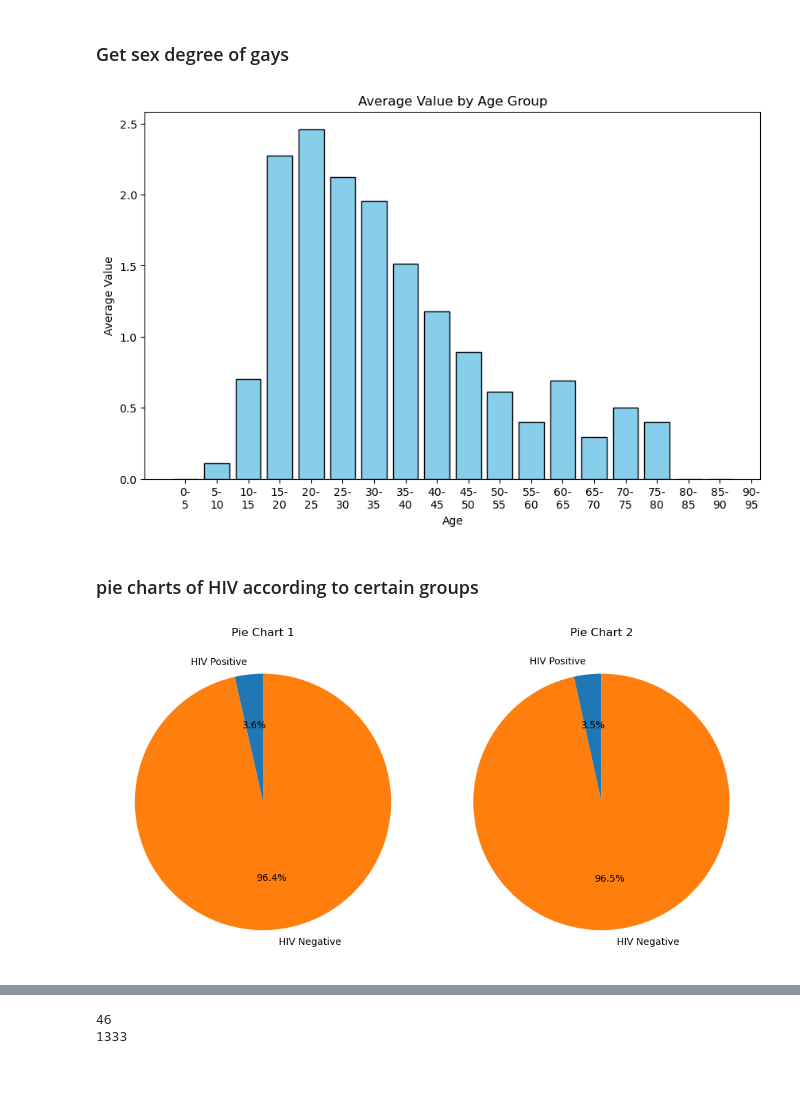
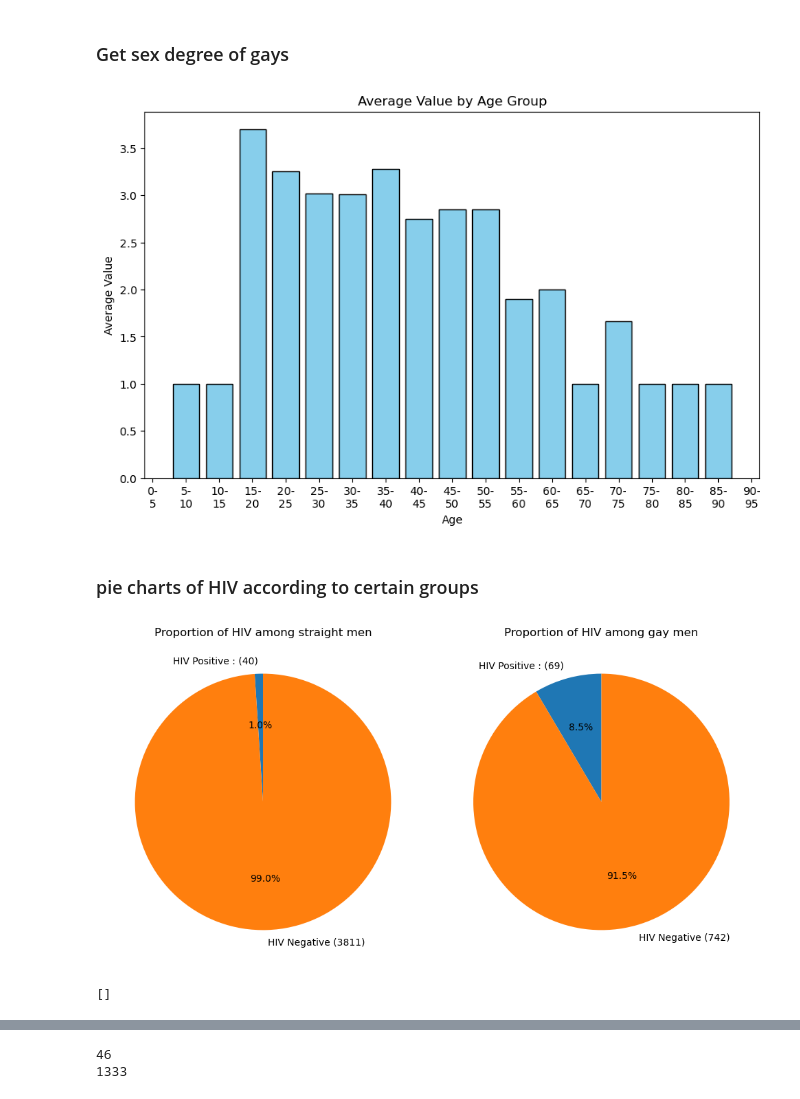
Before and after one commit to TretiakTS/NetworkAnalysisHIV, a Jupyter notebook: Demographic_Research.ipynb, the cells around one changed output, grey strips where cells are left out. Cells and saved outputs as stored; diff of their text form; code cells hidden in the pictures.

Commit message:
proper pie chart

```diff
--- a/Demographic_Research.ipynb
+++ b/Demographic_Research.ipynb
@@ -11,8 +11,8 @@ G = nx.read_graphml(file_path)
 k = []
 for node_id in G.nodes:  # Iterate over node IDs directly
     node_attributes = G.nodes[node_id]  # Access attributes for the current node
-    race = node_attributes.get("Race", None)  # Safely get the "Race" attribute
-    if race== "White":
+    gay = node_attributes.get("Gay", None)  # Safely get the "Race" attribute
+    if gay== 1:
         age=node_attributes.get("Age", None)
         if age !=" ":
             degree=G.degree(node_id)
@@ -25,76 +25,81 @@ df = pd.DataFrame(k, columns=['Age', 'Value'])
 
 # Ensure 'Age' is treated as numeric (even if initially it's a string)
 df['Age'] = pd.to_numeric(df['Age'], errors='coerce')
 
 # Check if the 'Value' column is numeric and coerce if necessary
 df['Value'] = pd.to_numeric(df['Value'], errors='coerce')
 
 # Now group by 'Age' and calculate the average of 'Value'
 # Define the age intervals
 bins = [0, 5, 10, 15, 20, 25, 30, 35, 40, 45, 50, 55, 60, 65, 70, 75, 80, 85, 90, 95, 100]
 labels = ['0-\n5', '5-\n10', '10-\n15', '15-\n20', '20-\n25', '25-\n30', '30-\n35', '35-\n40', '40-\n45', '45-\n50',
           '50-\n55', '55-\n60', '60-\n65', '65-\n70', '70-\n75', '75-\n80', '80-\n85', '85-\n90', '90-\n95', '95-\n100']
 
 # Create a new column with the corresponding age group
 df['Age_Group'] = pd.cut(df['Age'], bins=bins, labels=labels, right=False)
 
 # Calculate the average 'Value' for each age group
 avg_per_age_group = df.groupby('Age_Group')['Value'].mean()
 
 
 plt.figure(figsize=(10, 6))
 plt.bar(avg_per_age_group.index, avg_per_age_group.values, color='skyblue', edgecolor='black')
 # Add title and labels
 plt.title('Average Value by Age Group')
 plt.xlabel('Age')
 plt.ylabel('Average Value')
 
 # Show the plot
 plt.show()
 # %% [output]
-[figure, old version]
+[figure, new version]
 # %% [markdown]
 ### pie charts of HIV according to certain groups
 # %%
-black= []
-blackhiv=[]
-white=[]
-whitehiv=[]
+straight= []
+straighthiv=[]
+gay=[]
+gayhiv=[]
 for node_id in G.nodes:  # Iterate over node IDs directly
     node_attributes = G.nodes[node_id]  # Access attributes for the current node
-    race = node_attributes.get("Race", None)  # Safely get the "Race" attribute
-    HIV=node_attributes.get("HIV_status", None)
-    if race== "White":
-        white.append(node_id)
-        if HIV== 'Positive':
-            whitehiv.append(node_id)
-    if race== "Black":
-        black.append(node_id)
-        if HIV== 'Positive':
-            blackhiv.append(node_id)
+    if node_attributes.get("Sex", None)=="Male":
+        Gay_bool = node_attributes.get("Gay", None)  # Safely get the "Race" attribute
+        HIV=node_attributes.get("HIV_status", None)
+        if Gay_bool== 1:
+            gay.append(node_id)
+            if HIV== 'Positive':
+                gayhiv.append(node_id)
+        if Gay_bool== 0:
+            straight.append(node_id)
+            if HIV== 'Positive':
+                straighthiv.append(node_id)
 
-
-labels1 = ['HIV Positive', 'HIV Negative']
-sizes1 = [len(blackhiv)/len(black),1-len(blackhiv)/len(black)]
+# Data for Pie Chart 1
+labels1 =   ['HIV Positive : ('+ str(len(straighthiv)) + ")", 'HIV Negative ('+ str(len(straight)-len(straighthiv)) + ")"]
+sizes1 = [len(straighthiv)/len(straight),1-len(straighthiv)/len(straight)]
 
 # Data for Pie Chart 2
-labels2 =  ['HIV Positive', 'HIV Negative']
-sizes2 = [len(whitehiv)/len(white),1-len(whitehiv)/len(white)]
+labels2 =  ['HIV Positive : ('+ str(len(gayhiv)) + ")", 'HIV Negative ('+ str(len(gay)-len(gayhiv)) + ")"]
+sizes2 = [len(gayhiv)/len(gay),1-len(gayhiv)/len(gay)]
 
 # Create subplots
 fig, (ax1, ax2) = plt.subplots(1, 2, figsize=(10, 5))
 
 # Plot Pie Chart 1
 ax1.pie(sizes1, labels=labels1, autopct='%1.1f%%', startangle=90)
-ax1.set_title('Pie Chart 1')
+ax1.set_title('Proportion of HIV among straight men')
 
 # Plot Pie Chart 2
 ax2.pie(sizes2, labels=labels2, autopct='%1.1f%%', startangle=90)
-ax2.set_title('Pie Chart 2')
+ax2.set_title('Proportion of HIV among gay men')
 
 # Display the plots
 plt.tight_layout()
 plt.show()
 # %% [output]
-[figure, old version]
+[figure, new version]
+# %%
+gayhiv
+# %% [output]
+[]
 # %%
```
Also changed, not shown: parts of 2 cells of this notebook.
